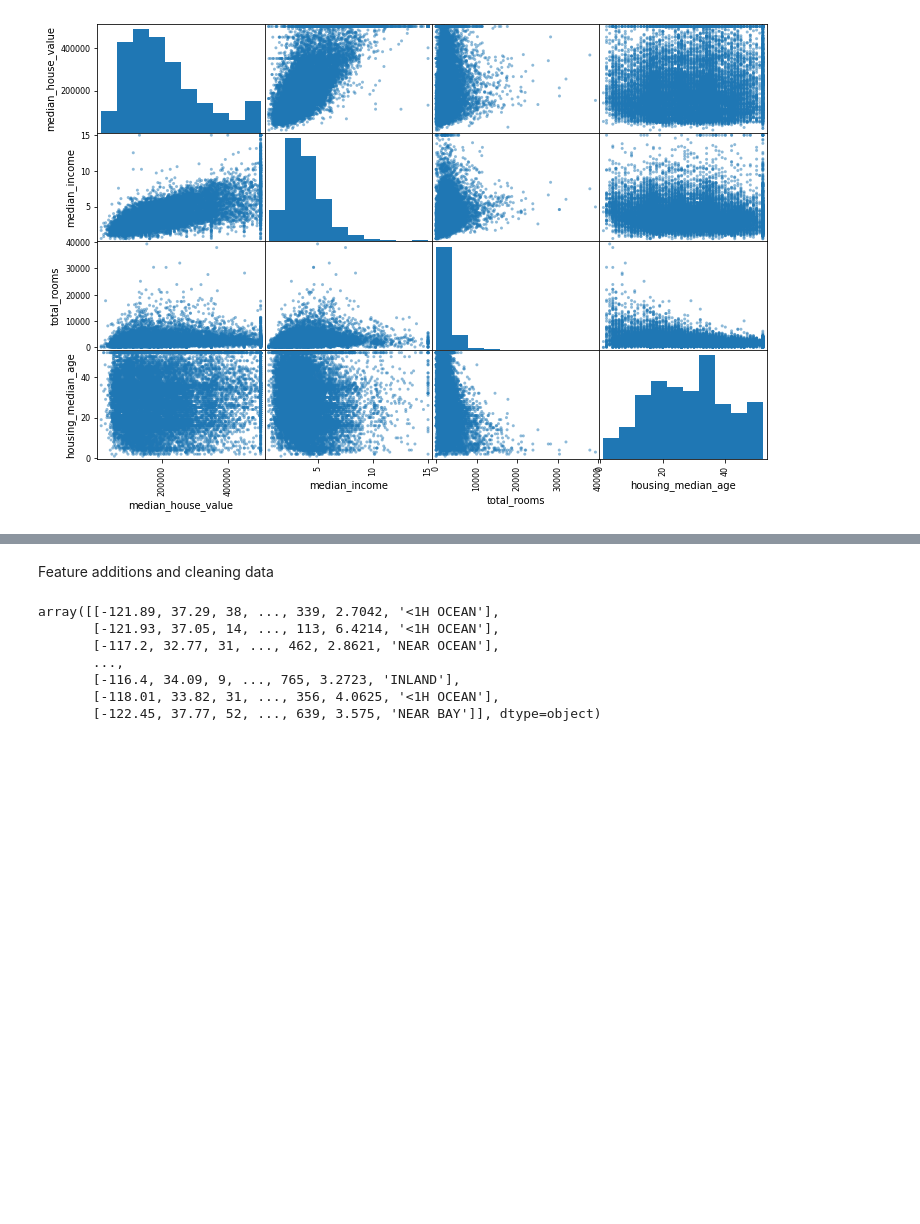
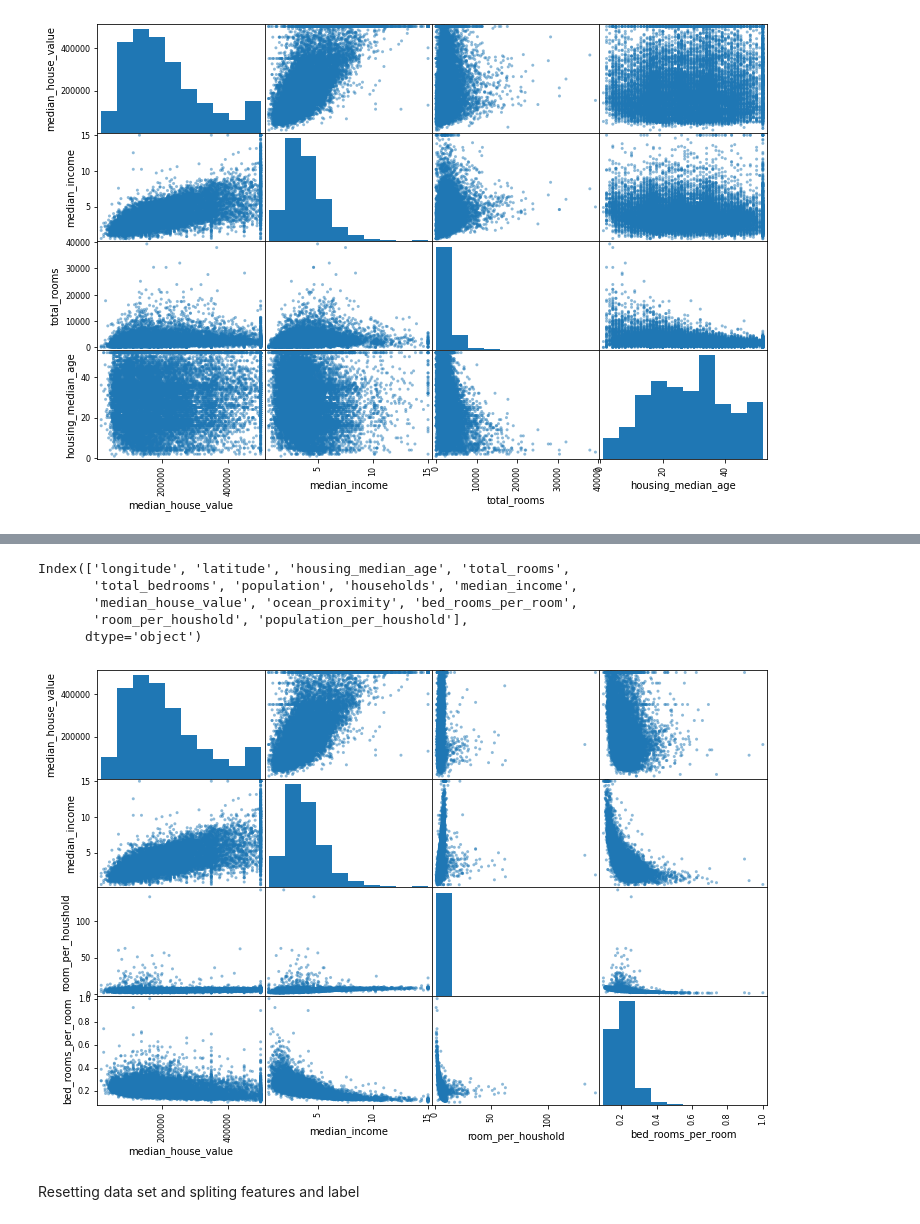
Before and after one commit to tharindatj/HandsOnMachinerLearning, a Jupyter notebook: chapter2_Exercise.ipynb, the cells around one changed output, grey strips where cells are left out. Saved outputs shown, nothing was run; the diff lists cells and outputs as text; code cells hidden in the pictures; blank space fills up the shorter version.

```diff
--- a/chapter2_Exercise.ipynb
+++ b/chapter2_Exercise.ipynb
@@ -156,0 +167,5 @@ Spliting the data set into X, y
+# %%
+housing["bed_rooms_per_room"] = housing['total_bedrooms'] / housing['total_rooms']
+housing['room_per_houshold'] = housing['total_rooms'] / housing['households']
+housing['population_per_houshold'] = housing['population'] / housing['households']
+housing.head()
@@ -157,16 +196,19 @@ Spliting the data set into X, y
+# %%
+housing.columns
+# %% [output]
+Index(['longitude', 'latitude', 'housing_median_age', 'total_rooms',
+       'total_bedrooms', 'population', 'households', 'median_income',
+       'median_house_value', 'ocean_proximity', 'bed_rooms_per_room',
+       'room_per_houshold', 'population_per_houshold'],
+      dtype='object')
+# %%
+feature_attributes = ['median_house_value','median_income','room_per_houshold','bed_rooms_per_room' ]
+scatter_matrix(housing[feature_attributes], figsize=(12,8))
+plt.show()
+# %% [output]
+[figure, added]
+# %% [markdown]
+Resetting data set and spliting features and label
 # %%
 housing = strat_train_set.drop('median_house_value', axis=1)
 housing_labels = strat_train_set['median_house_value'].copy()
-# %% [markdown]
-Feature additions and cleaning data
-# %%
-housing.columns
-housing.values
-# %% [output]
-array([[-121.89, 37.29, 38, ..., 339, 2.7042, '<1H OCEAN'],
-       [-121.93, 37.05, 14, ..., 113, 6.4214, '<1H OCEAN'],
-       [-117.2, 32.77, 31, ..., 462, 2.8621, 'NEAR OCEAN'],
-       ...,
-       [-116.4, 34.09, 9, ..., 765, 3.2723, 'INLAND'],
-       [-118.01, 33.82, 31, ..., 356, 4.0625, '<1H OCEAN'],
-       [-122.45, 37.77, 52, ..., 639, 3.575, 'NEAR BAY']], dtype=object)
```
Also changed, not shown: parts of 42 cells of this notebook.
